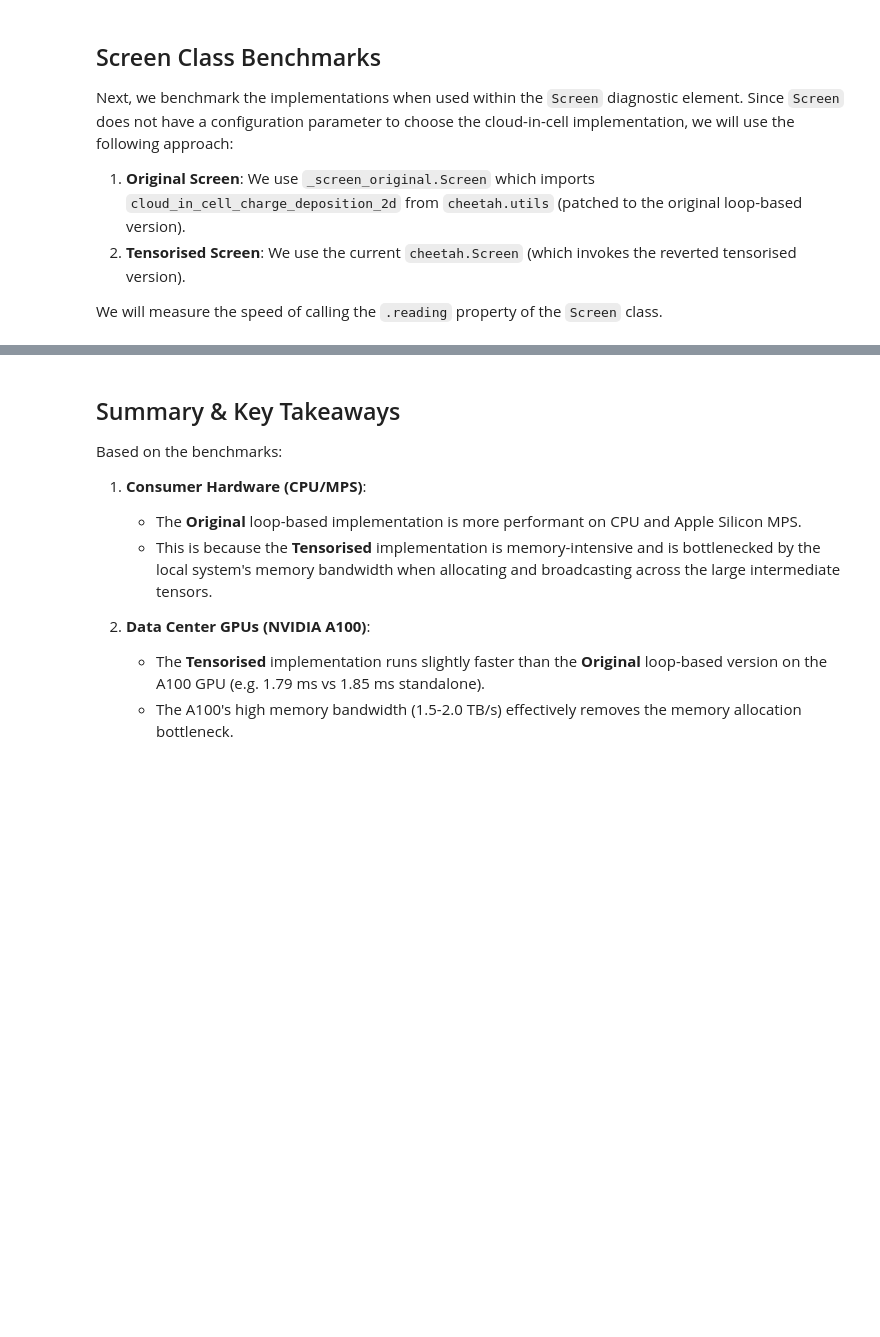
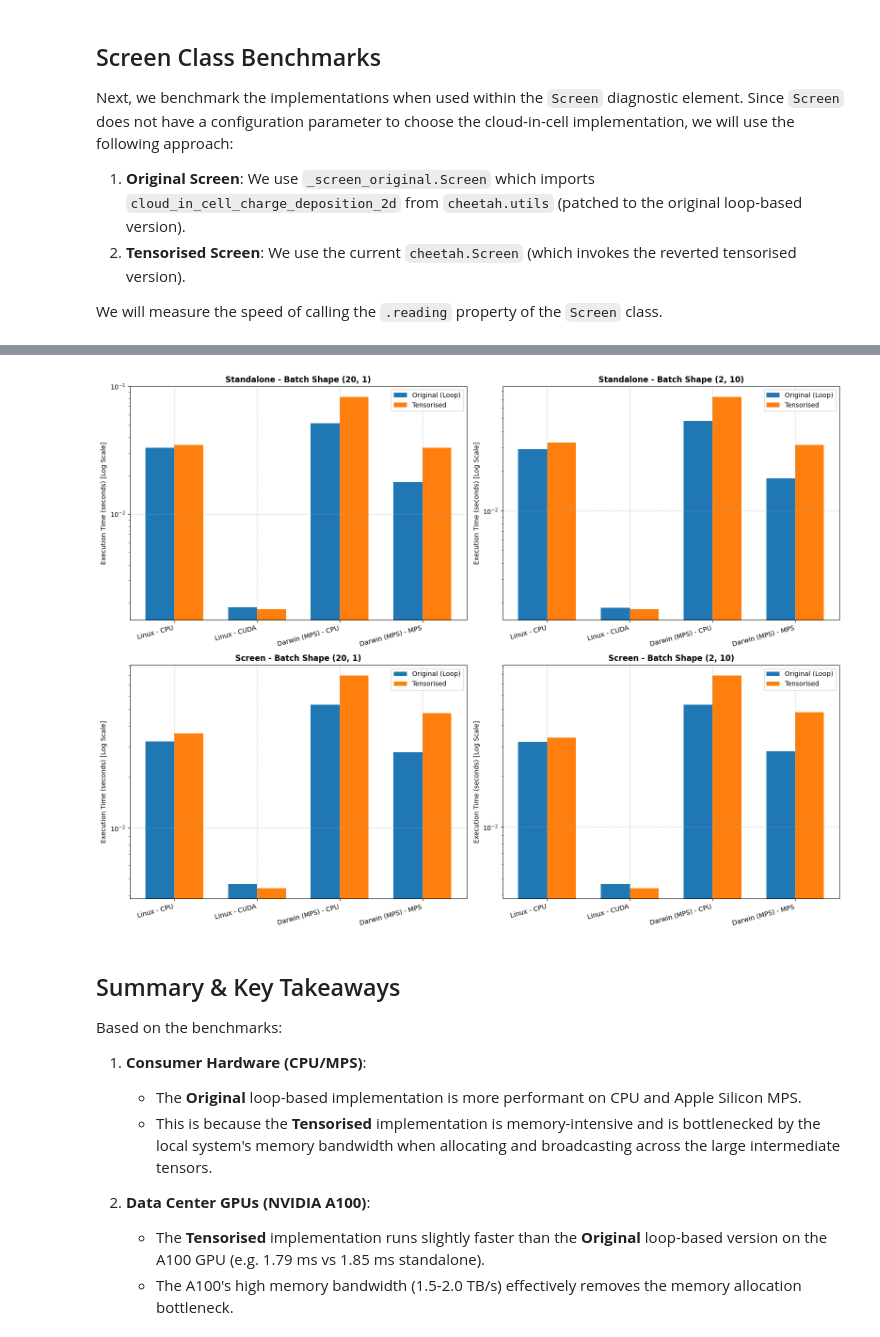
Before and after one commit to desy-ml/cheetah, a Jupyter notebook: dev/benchmark_cloud_in_cell.ipynb, the cells around one changed output, grey strips where cells are left out. Saved outputs shown, nothing was run; the diff lists cells and outputs as text; code cells hidden in the pictures; blank space fills up the shorter version.

```diff
--- a/dev/benchmark_cloud_in_cell.ipynb
+++ b/dev/benchmark_cloud_in_cell.ipynb
@@ -318,3 +405,73 @@ plot_results(df_standalone, df_screen)
+# %%
+def plot_combined_results(df):
+    components = ["Standalone", "Screen"]
+    batch_shapes = ["(20, 1)", "(2, 10)"]
+
+    fig, axes = plt.subplots(2, 2, figsize=(16, 12), sharey=False)
+
+    for row_idx, comp in enumerate(components):
+        for col_idx, shape in enumerate(batch_shapes):
+            ax = axes[row_idx, col_idx]
+
+            # Filter data for this subplot
+            sub_df = df[(df["Component"] == comp) & (df["Batch Shape"] == shape)]
+
+            if sub_df.empty:
+                ax.text(0.5, 0.5, "No data", ha="center", va="center")
+                ax.set_title(f"{comp} - {shape}")
+                continue
+
+            # Format display labels for x-axis
+            x_labels = []
+            orig_times = []
+            tensor_times = []
+
+            for idx, row in sub_df.iterrows():
+                sys_name = row["System"]
+                device = row["Device"]
+
+                # Extract OS
+                os_name = sys_name.split("|")[0].strip().split()[0]
+
+                # Extract GPU info
+                gpu_part = ""
+                if "GPU:" in sys_name:
+                    gpu_name = sys_name.split("GPU:")[-1].strip()
+                    if "A100" in gpu_name:
+                        gpu_part = " (A100)"
+                    elif "MPS" in gpu_name:
+                        gpu_part = " (MPS)"
+
+                label = f"{os_name}{gpu_part} - {device}"
+                x_labels.append(label)
+                orig_times.append(row["Original (s)"])
+                tensor_times.append(row["Tensorised (s)"])
+
+            x = np.arange(len(x_labels))
+            width = 0.35
+
+            ax.bar(x - width/2, orig_times, width, label="Original (Loop)", color="#1f77b4")
+            ax.bar(x + width/2, tensor_times, width, label="Tensorised", color="#ff7f0e")
+
+            ax.set_title(f"{comp} - Batch Shape {shape}", fontsize=12, fontweight="bold")
+            ax.set_xticks(x)
+            ax.set_xticklabels(x_labels, rotation=15, ha="right")
+            ax.set_ylabel("Execution Time (seconds)")
+            ax.legend()
+            ax.grid(True, linestyle="--", alpha=0.6)
+
+            # Log scale if there is a huge difference between CPU and GPU
+            if max(orig_times + tensor_times) / (min(orig_times + tensor_times) + 1e-9) > 10:
+                ax.set_yscale("log")
+                ax.set_ylabel("Execution Time (seconds) [Log Scale]")
+
+    plt.tight_layout()
+    plt.savefig("benchmark_comparison.png", dpi=300)
+    plt.show()
+
+plot_combined_results(combined_df)
+# %% [output]
+[figure, added]
 # %% [markdown]
 ## Summary & Key Takeaways
 Based on the benchmarks:
```
Also changed, not shown: parts of 8 cells of this notebook, 2 other files.
